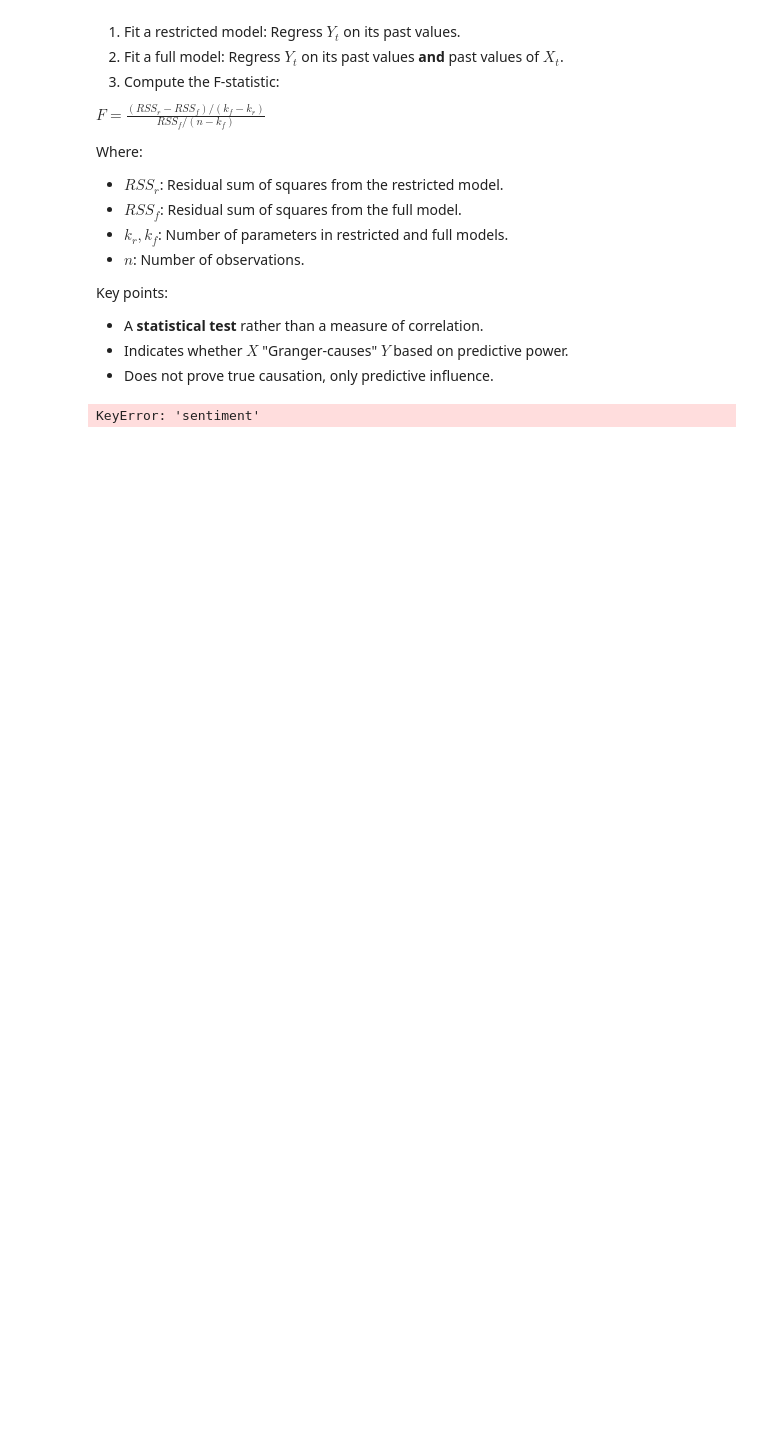
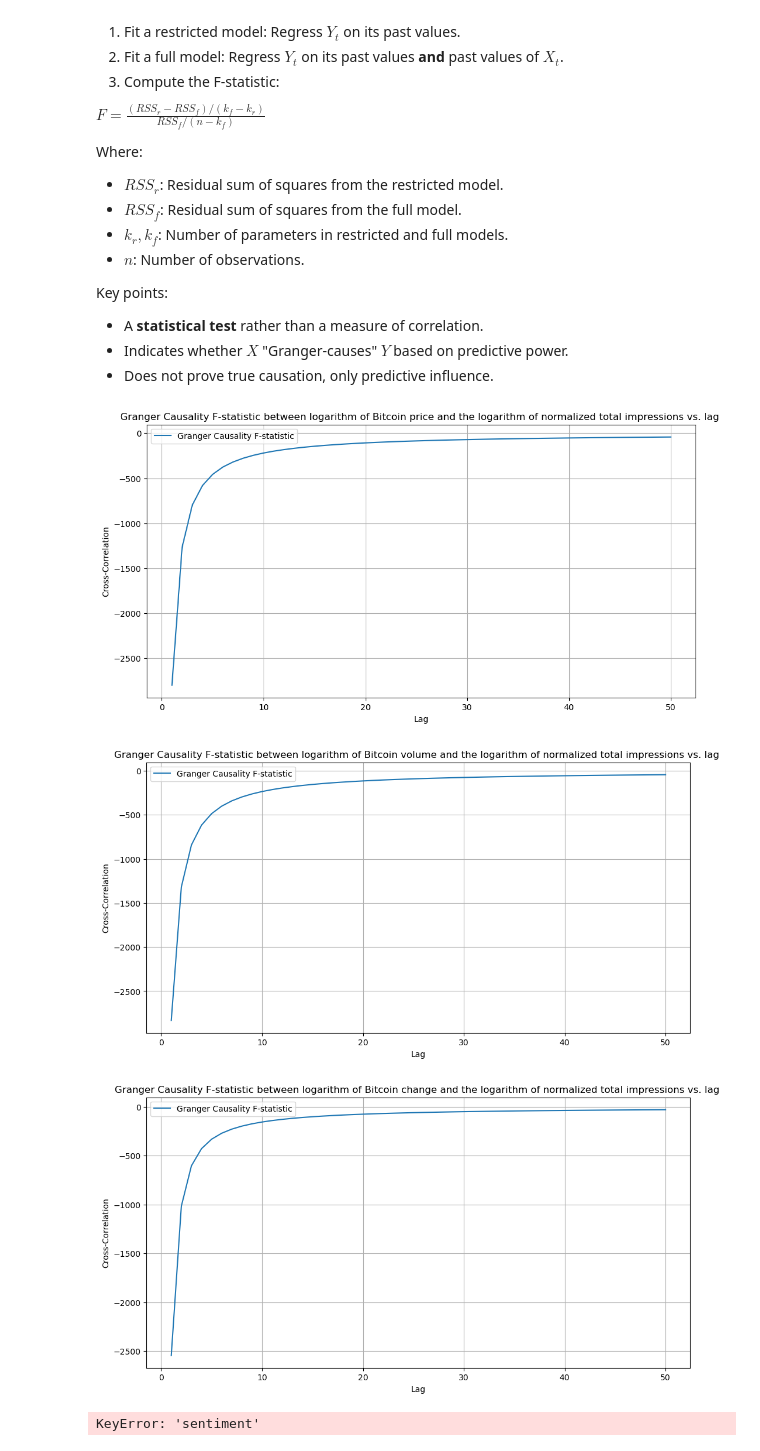
Before and after one commit to finn-prins/Scientific-Data-Analysis-Project, a Jupyter notebook: team_11.ipynb, the cells around one changed output. Saved outputs shown, nothing was run; the diff lists cells and outputs as text; code cells hidden in the pictures; blank space fills up the shorter version.

```diff
--- a/team_11.ipynb
+++ b/team_11.ipynb
@@ -582,3 +586,56 @@ Key points:
+# %%
+# Granger Causality Test
+def granger_causality(X, Y, lags):
+
+    # Helper to calculate RSS
+    def calculate_rss(residuals):
+        return sum(r ** 2 for r in residuals)
+
+    n = len(Y)
+    Y_lags = [[Y[i - lag] for lag in range(1, lags + 1)] for i in range(lags, n)]
+    restricted_residuals = [Y[i] - sum(yl) for i, yl in enumerate(Y_lags, start=lags)]
+    RSS_r = calculate_rss(restricted_residuals)
+    X_lags = [[X[i - lag] for lag in range(1, lags + 1)] for i in range(lags, n)]
+    combined_lags = [yl + xl for yl, xl in zip(Y_lags, X_lags)]
+    full_residuals = [Y[i] - sum(cl) for i, cl in enumerate(combined_lags, start=lags)]
+    RSS_f = calculate_rss(full_residuals)
+    k_r = lags
+    k_f = 2 * lags
+    F = ((RSS_r - RSS_f) / (k_f - k_r)) / (RSS_f / (n - k_f))
+    return F
+
+max_lag = 50
+
+plt.figure(figsize=(12, 6))
+plt.plot(range(1, max_lag + 1), [granger_causality(log_price, log_impressions, lags=lag) for lag in range(1, max_lag + 1)], label='Granger Causality F-statistic')
+plt.title('Granger Causality F-statistic between logarithm of Bitcoin price and the logarithm of normalized total impressions vs. lag ')
+plt.xlabel('Lag')
+plt.ylabel('Cross-Correlation')
+plt.legend()
+plt.grid(True)
+plt.show()
+
+plt.figure(figsize=(12, 6))
+plt.plot(range(1, max_lag + 1), [granger_causality(log_volume, log_impressions, lags=lag) for lag in range(1, max_lag + 1)], label='Granger Causality F-statistic')
+plt.title('Granger Causality F-statistic between logarithm of Bitcoin volume and the logarithm of normalized total impressions vs. lag ')
+plt.xlabel('Lag')
+plt.ylabel('Cross-Correlation')
+plt.legend()
+plt.grid(True)
+plt.show()
+
+plt.figure(figsize=(12, 6))
+plt.plot(range(1, max_lag + 1), [granger_causality(log_change, log_impressions, lags=lag) for lag in range(1, max_lag + 1)], label='Granger Causality F-statistic')
+plt.title('Granger Causality F-statistic between logarithm of Bitcoin change and the logarithm of normalized total impressions vs. lag ')
+plt.xlabel('Lag')
+plt.ylabel('Cross-Correlation')
+plt.legend()
+plt.grid(True)
+plt.show()
+# %% [output]
+[figure, added]
+[figure, added]
+[figure, added]
 # %%
 # Sliding window
 window_size = len(tweet) // 10
```
Also changed, not shown: parts of 2 cells of this notebook.
